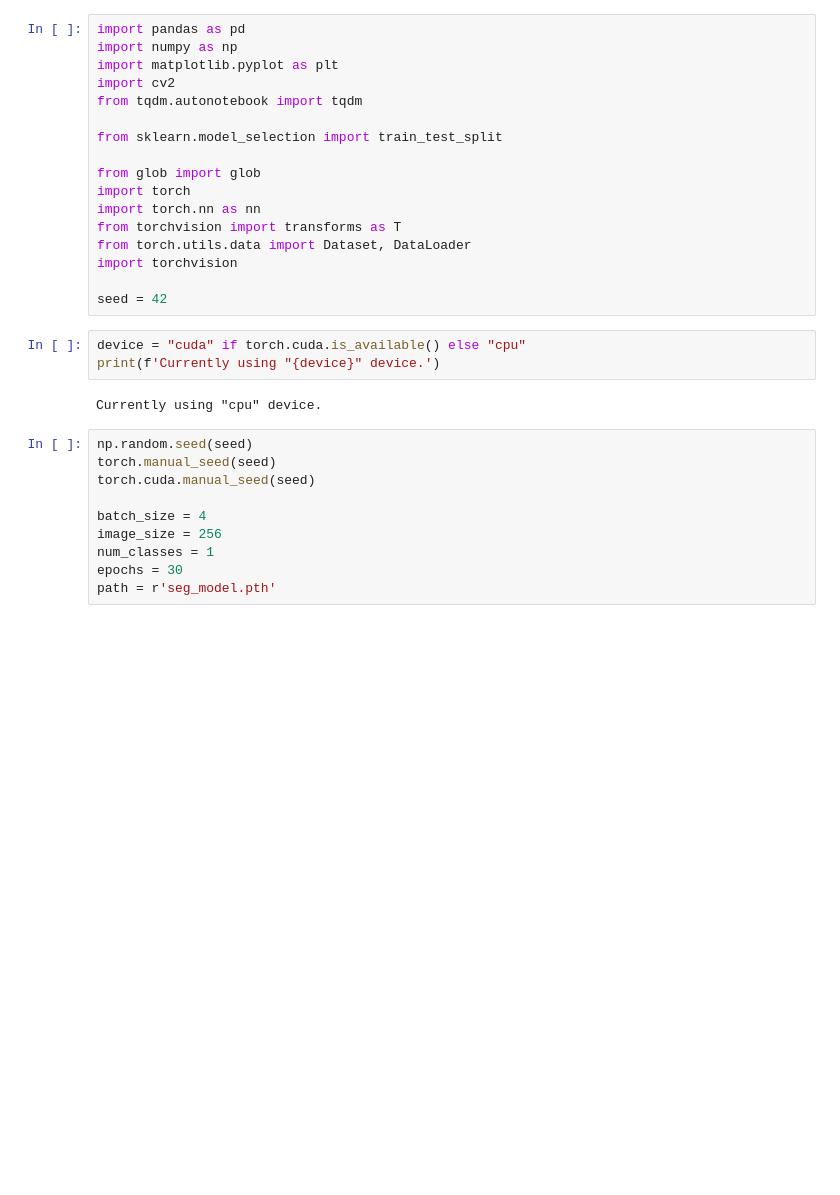
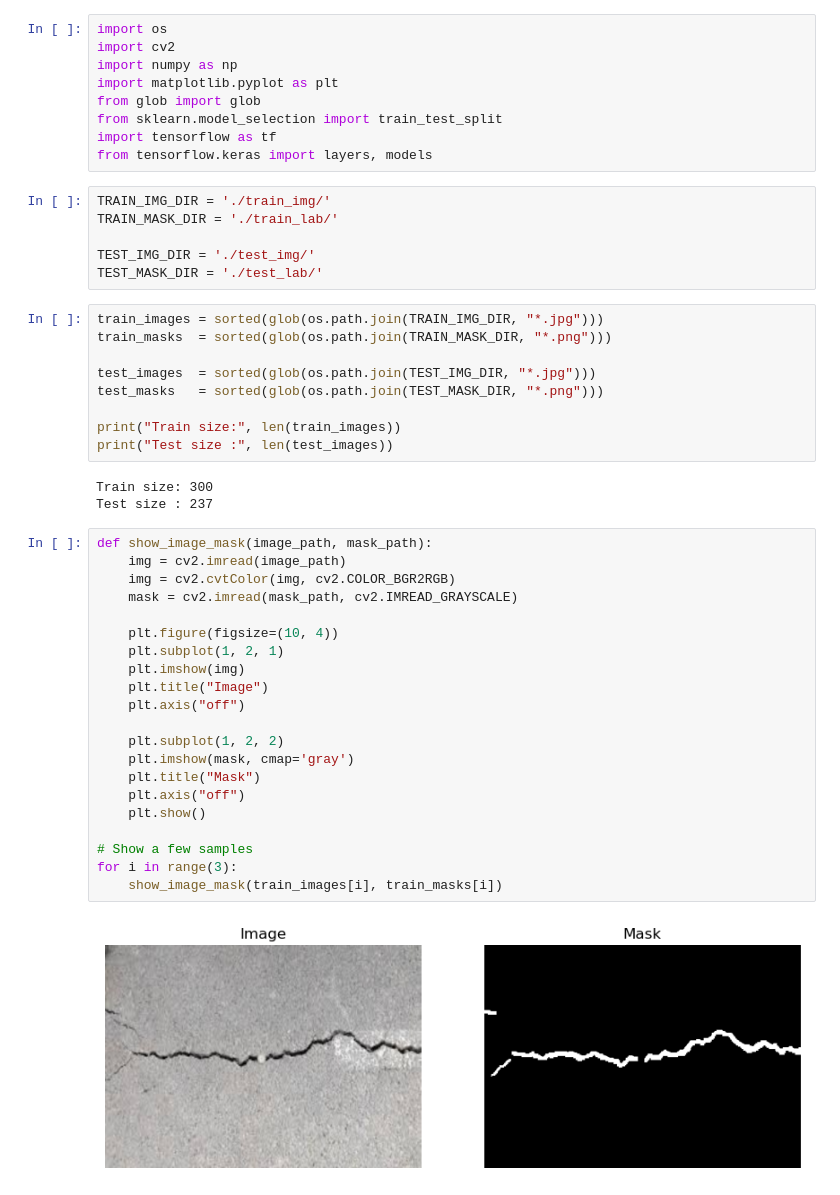
Before and after one commit to sarmijavier/crack_segmentation_task, a Jupyter notebook: crack_segmentation.ipynb, the cells around one changed output. Cells and saved outputs as stored; diff of their text form; blank space fills up the shorter version.

Commit message:
crack segmentation with tensorflow

```diff
--- a/crack_segmentation.ipynb
+++ b/crack_segmentation.ipynb
@@ -1,32 +1,50 @@
 # %%
-import pandas as pd
+import os
+import cv2
 import numpy as np
 import matplotlib.pyplot as plt
-import cv2
-from tqdm.autonotebook import tqdm
-
+from glob import glob
 from sklearn.model_selection import train_test_split
-
-from glob import glob
-import torch
-import torch.nn as nn
-from torchvision import transforms as T
-from torch.utils.data import Dataset, DataLoader
-import torchvision
-
-seed = 42
+import tensorflow as tf
+from tensorflow.keras import layers, models
 # %%
-device = "cuda" if torch.cuda.is_available() else "cpu"
-print(f'Currently using "{device}" device.')
+TRAIN_IMG_DIR = './train_img/'
+TRAIN_MASK_DIR = './train_lab/'
+
+TEST_IMG_DIR = './test_img/'
+TEST_MASK_DIR = './test_lab/'
-# %% [output]
-Currently using "cpu" device.
+# %%
+train_images = sorted(glob(os.path.join(TRAIN_IMG_DIR, "*.jpg")))
+train_masks  = sorted(glob(os.path.join(TRAIN_MASK_DIR, "*.png")))
+
+test_images  = sorted(glob(os.path.join(TEST_IMG_DIR, "*.jpg")))
+test_masks   = sorted(glob(os.path.join(TEST_MASK_DIR, "*.png")))
+
+print("Train size:", len(train_images))
+print("Test size :", len(test_images))
+# %% [output]
+Train size: 300
+Test size : 237
 # %%
-np.random.seed(seed)
-torch.manual_seed(seed)
-torch.cuda.manual_seed(seed)
+def show_image_mask(image_path, mask_path):
+    img = cv2.imread(image_path)
+    img = cv2.cvtColor(img, cv2.COLOR_BGR2RGB)
+    mask = cv2.imread(mask_path, cv2.IMREAD_GRAYSCALE)
 
-batch_size = 4
-image_size = 256
-num_classes = 1
-epochs = 30
-path = r'seg_model.pth'
+    plt.figure(figsize=(10, 4))
+    plt.subplot(1, 2, 1)
+    plt.imshow(img)
+    plt.title("Image")
+    plt.axis("off")
+
+    plt.subplot(1, 2, 2)
+    plt.imshow(mask, cmap='gray')
+    plt.title("Mask")
+    plt.axis("off")
+    plt.show()
+
+# Show a few samples
+for i in range(3):
+    show_image_mask(train_images[i], train_masks[i])
+# %% [output]
+[figure, added]
```
Also changed, not shown: parts of 23 cells of this notebook.
